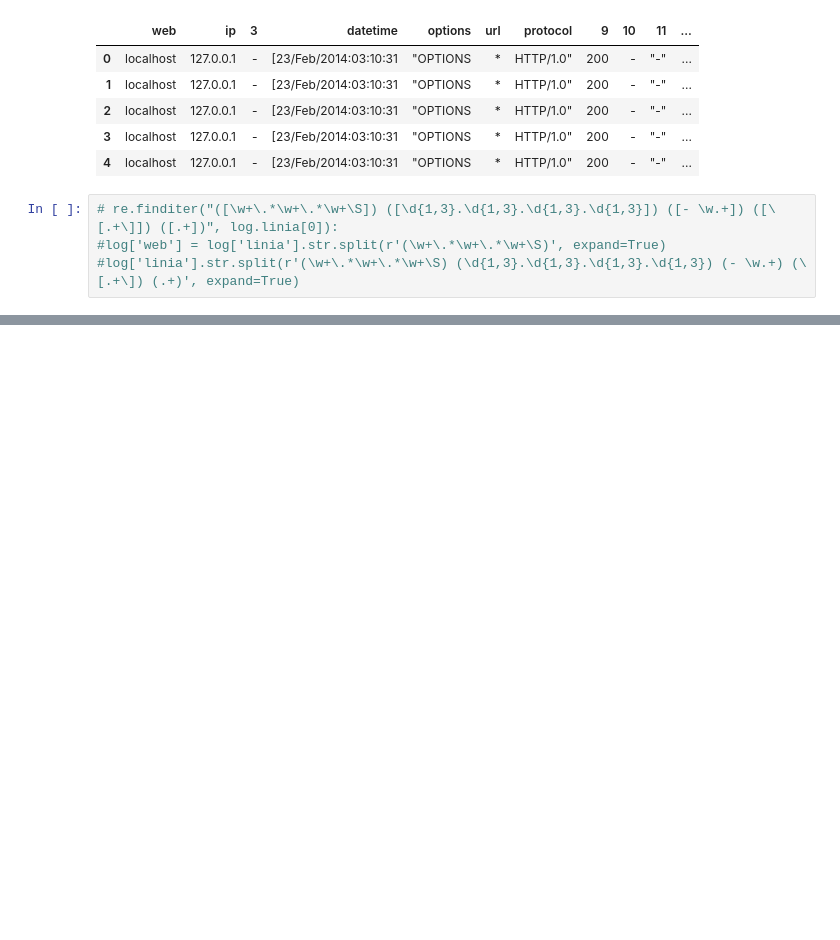
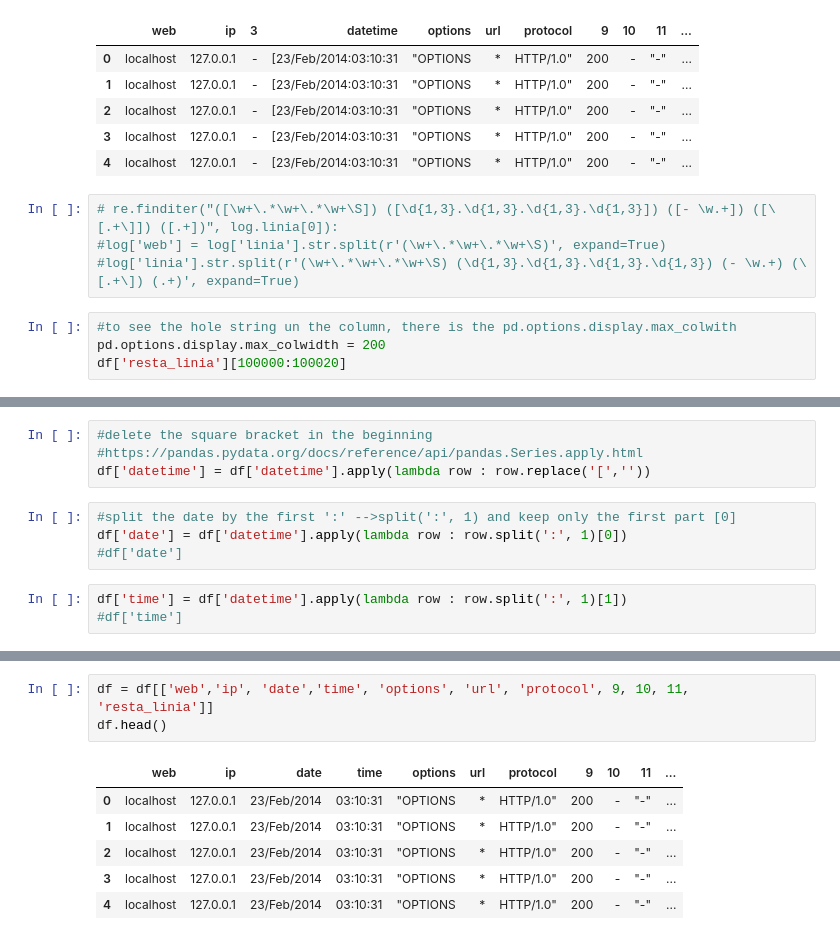
Before and after one commit to Elenotes/Registre_de_logs, a Jupyter notebook: S05_T01_Transformacio_Registre_Log_Regex.ipynb, the cells around one changed output, grey strips where cells are left out. Cells and saved outputs as stored; diff of their text form; blank space fills up the shorter version.

```diff
--- a/S05_T01_Transformacio_Registre_Log_Regex.ipynb
+++ b/S05_T01_Transformacio_Registre_Log_Regex.ipynb
@@ -216,3 +218,7 @@ df.head()
 # re.finditer("([\w+\.*\w+\.*\w+\S]) ([\d{1,3}.\d{1,3}.\d{1,3}.\d{1,3}]) ([- \w.+]) ([\[.+\]]) ([.+])", log.linia[0]):
 #log['web'] = log['linia'].str.split(r'(\w+\.*\w+\.*\w+\S)', expand=True)
 #log['linia'].str.split(r'(\w+\.*\w+\.*\w+\S) (\d{1,3}.\d{1,3}.\d{1,3}.\d{1,3}) (- \w.+) (\[.+\]) (.+)', expand=True)
+# %%
+#to see the hole string un the column, there is the pd.options.display.max_colwith
+pd.options.display.max_colwidth = 200
+df['resta_linia'][100000:100020]
@@ -218,0 +267,11 @@ df.head()
+# %%
+#delete the square bracket in the beginning
+#https://pandas.pydata.org/docs/reference/api/pandas.Series.apply.html
+df['datetime'] = df['datetime'].apply(lambda row : row.replace('[',''))
+# %%
+#split the date by the first ':' -->split(':', 1) and keep only the first part [0]
+df['date'] = df['datetime'].apply(lambda row : row.split(':', 1)[0])
+#df['date']
+# %%
+df['time'] = df['datetime'].apply(lambda row : row.split(':', 1)[1])
+#df['time']
@@ -218,0 +296,10 @@ df.head()
+# %%
+df = df[['web','ip', 'date','time', 'options', 'url', 'protocol', 9, 10, 11, 'resta_linia']]
+df.head()
+# %% [output]
+|  | web | ip | date | time | options | url | protocol | 9 | 10 | 11 | ... |
+| 0 | localhost | 127.0.0.1 | 23/Feb/2014 | 03:10:31 | "OPTIONS | * | HTTP/1.0" | 200 | - | "-" | ... |
+| 1 | localhost | 127.0.0.1 | 23/Feb/2014 | 03:10:31 | "OPTIONS | * | HTTP/1.0" | 200 | - | "-" | ... |
+| 2 | localhost | 127.0.0.1 | 23/Feb/2014 | 03:10:31 | "OPTIONS | * | HTTP/1.0" | 200 | - | "-" | ... |
+| 3 | localhost | 127.0.0.1 | 23/Feb/2014 | 03:10:31 | "OPTIONS | * | HTTP/1.0" | 200 | - | "-" | ... |
+| 4 | localhost | 127.0.0.1 | 23/Feb/2014 | 03:10:31 | "OPTIONS | * | HTTP/1.0" | 200 | - | "-" | ... |
```
Also changed, not shown: parts of 20 cells of this notebook.
